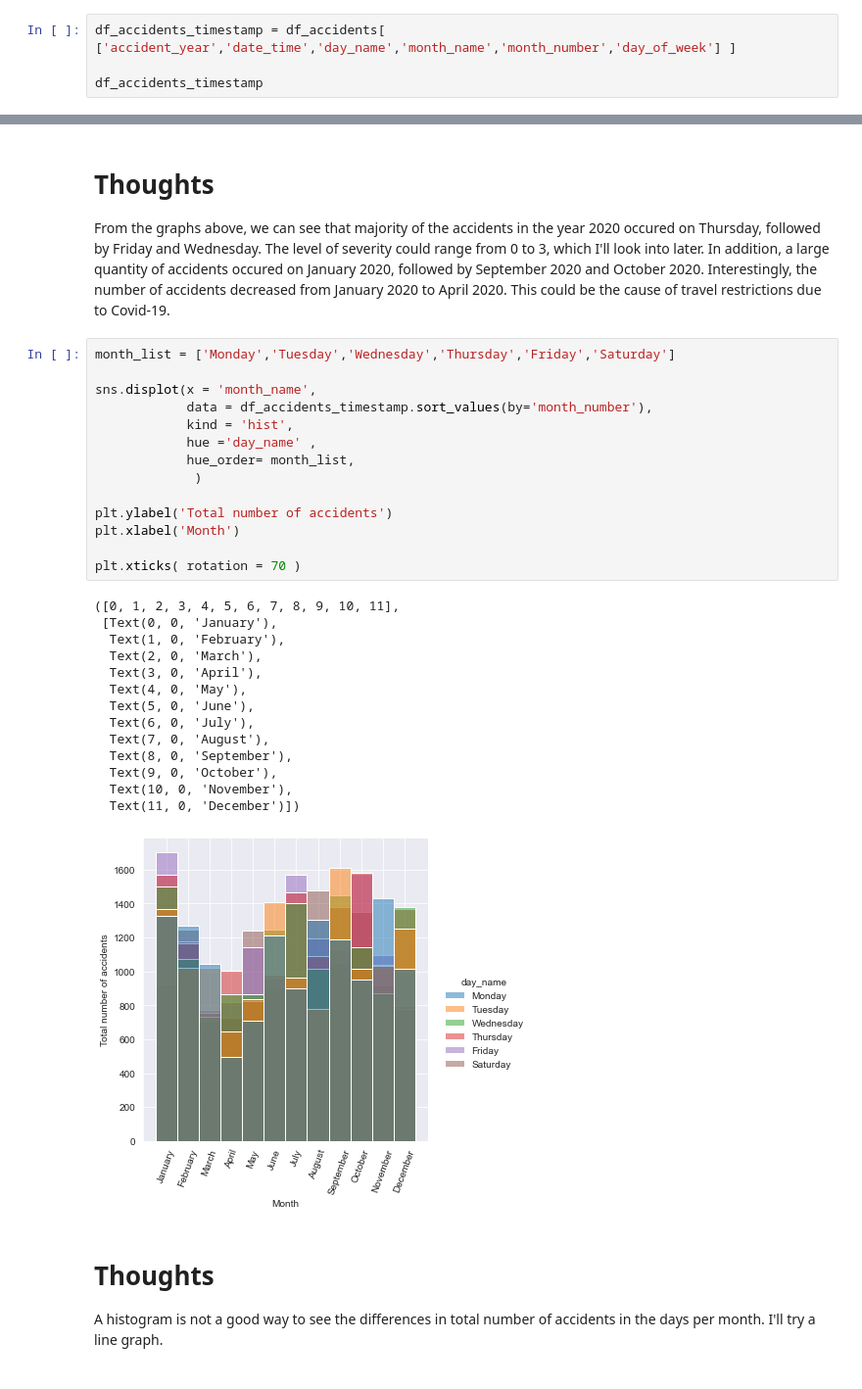
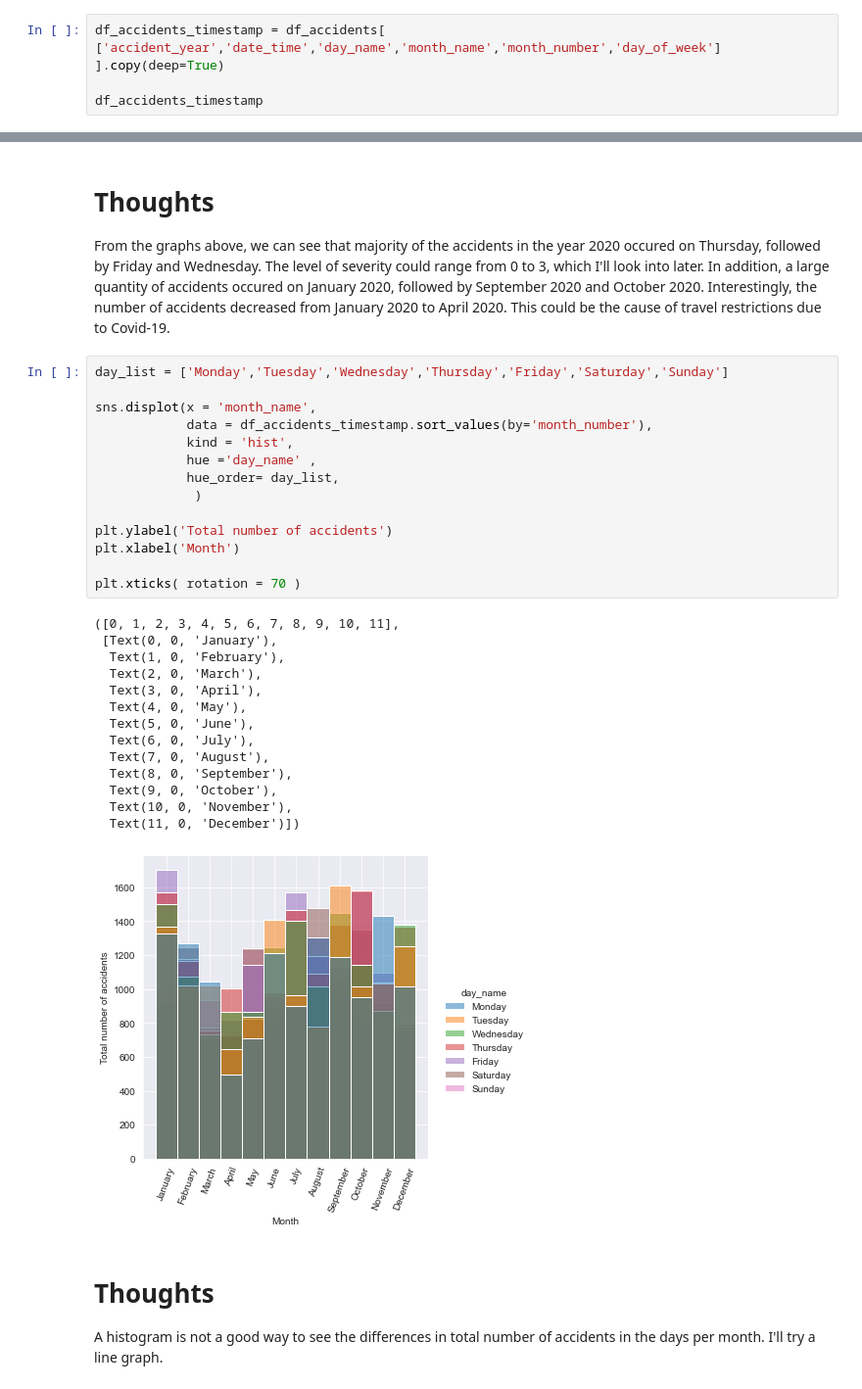
Before and after one commit to LuisEVT/High_Fatality_Accidents, a Jupyter notebook: High_Fatality_Accidents.ipynb, the cells around one changed output, grey strips where cells are left out. Shown: that part at 98% size. Cells and saved outputs as stored; diff of their text form.

```diff
--- a/High_Fatality_Accidents.ipynb
+++ b/High_Fatality_Accidents.ipynb
@@ -113,7 +113,7 @@ df_accidents['month_name'] = df_accidents['date_time'].dt.month_name()
 
 Initially, I want to analysis the day and time the accidents are occuring. From there, we can build up to what type of accidents are occuring on those dates.
 # %%
-df_accidents_timestamp = df_accidents[ ['accident_year','date_time','day_name','month_name','month_number','day_of_week'] ]
+df_accidents_timestamp = df_accidents[ ['accident_year','date_time','day_name','month_name','month_number','day_of_week'] ].copy(deep=True)
 
 df_accidents_timestamp
 # %% [output]
@@ -181,34 +181,34 @@ plt.xticks( rotation = 70 )
 
 From the graphs above, we can see that majority of the accidents in the year 2020 occured on Thursday, followed by Friday and Wednesday. The level of severity could range from 0 to 3, which I'll look into later. In addition, a large quantity of accidents occured on January 2020, followed by September 2020 and October 2020. Interestingly, the number of accidents decreased from January 2020 to April 2020. This could be the cause of travel restrictions due to Covid-19.
 # %%
-month_list = ['Monday','Tuesday','Wednesday','Thursday','Friday','Saturday']
+day_list = ['Monday','Tuesday','Wednesday','Thursday','Friday','Saturday','Sunday']
 
 sns.displot(x = 'month_name',
             data = df_accidents_timestamp.sort_values(by='month_number'),
             kind = 'hist',
             hue ='day_name' ,
-            hue_order= month_list,
+            hue_order= day_list,
              )
 
 plt.ylabel('Total number of accidents')
 plt.xlabel('Month')
 
 plt.xticks( rotation = 70 )
 # %% [output]
 ([0, 1, 2, 3, 4, 5, 6, 7, 8, 9, 10, 11],
  [Text(0, 0, 'January'),
   Text(1, 0, 'February'),
   Text(2, 0, 'March'),
   Text(3, 0, 'April'),
   Text(4, 0, 'May'),
   Text(5, 0, 'June'),
   Text(6, 0, 'July'),
   Text(7, 0, 'August'),
   Text(8, 0, 'September'),
   Text(9, 0, 'October'),
   Text(10, 0, 'November'),
   Text(11, 0, 'December')])
-[figure, old version]
+[figure, new version]
 # %% [markdown]
 # Thoughts
 A histogram is not a good way to see the differences in total number of accidents in the days per month. I'll try a line graph.
```
Also changed, not shown: parts of 9 cells of this notebook.
